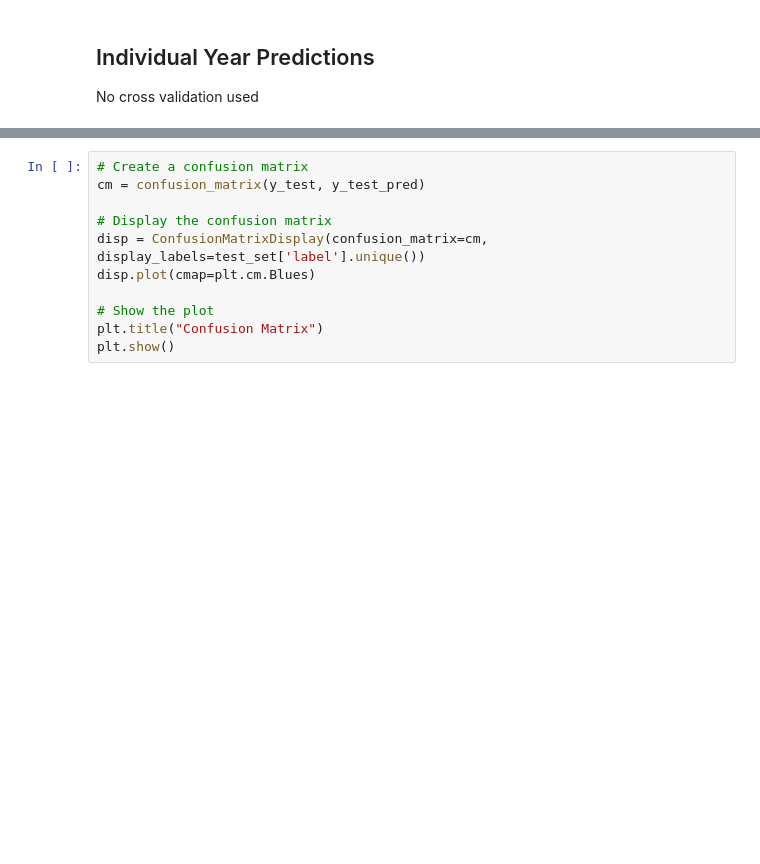
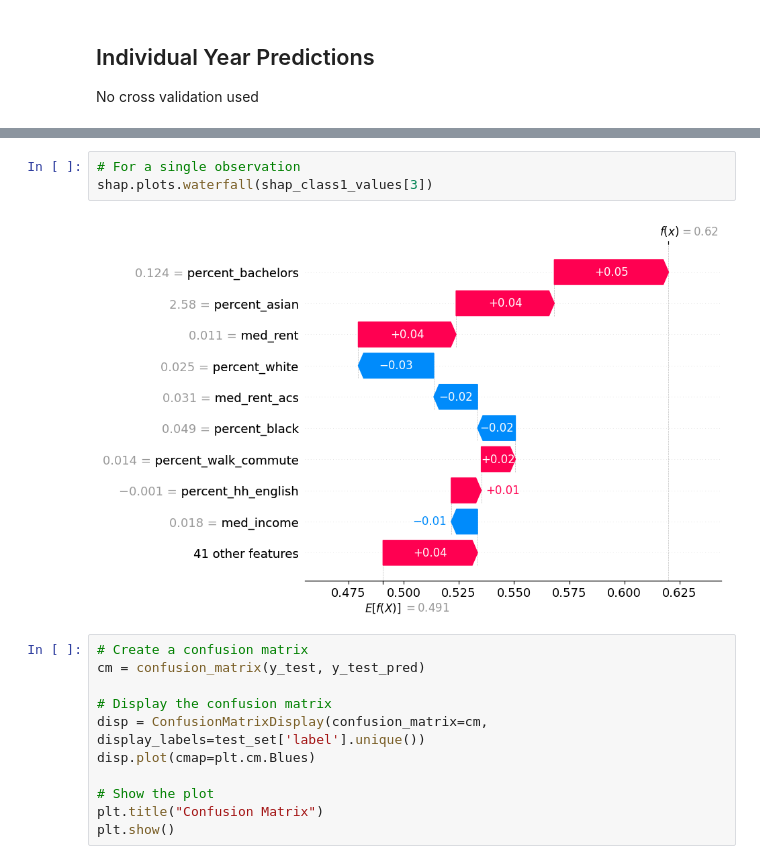
Before and after one commit to khyateed/forecasting-gentrification-nyc, a Jupyter notebook: modeling.ipynb, the cells around one changed output, grey strips where cells are left out. Cells and saved outputs as stored; diff of their text form; blank space fills up the shorter version.

```diff
--- a/modeling.ipynb
+++ b/modeling.ipynb
@@ -213,3 +247,8 @@ Test Score: 0.8869715271786023
+# %%
+# For a single observation
+shap.plots.waterfall(shap_class1_values[3])
+# %% [output]
+[figure, added]
 # %%
 # Create a confusion matrix
 cm = confusion_matrix(y_test, y_test_pred)
```
Also changed, not shown: parts of 12 cells of this notebook.
